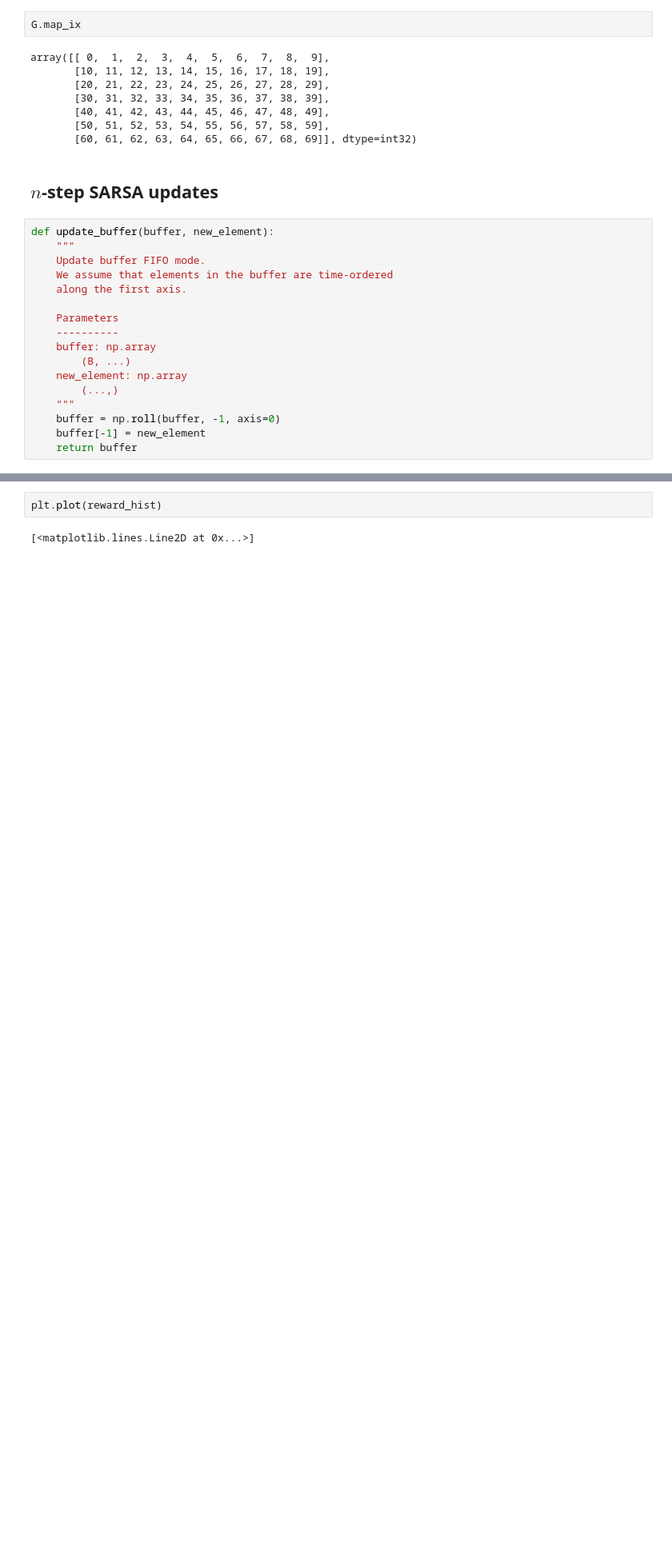
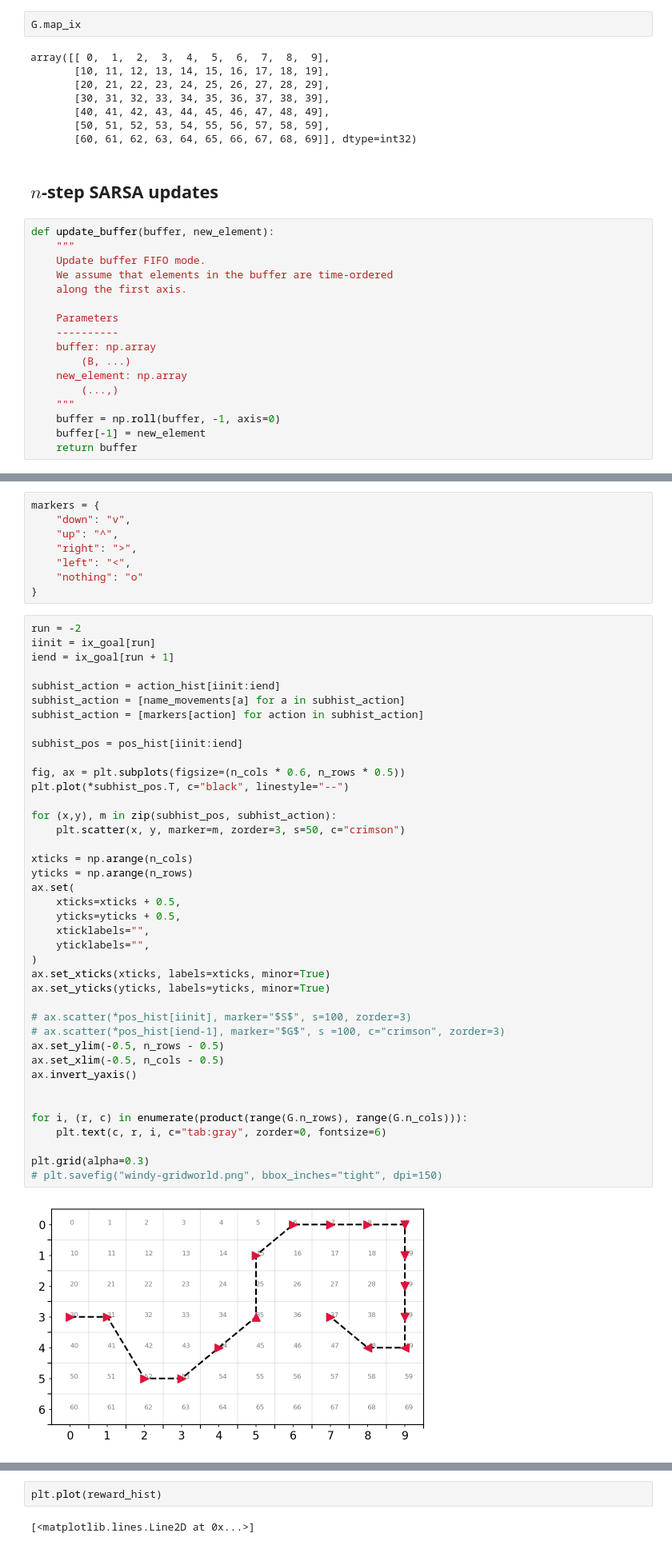
Before and after one commit to gerdm/reinforcement-learning, a Jupyter notebook: notebooks/ch07/windy-gridworld.ipynb, the cells around one changed output, grey strips where cells are left out. Shown at 80% size. Saved outputs shown, nothing was run; the diff lists cells and outputs as text; blank space fills up the shorter version.

```diff
--- a/notebooks/ch07/windy-gridworld.ipynb
+++ b/notebooks/ch07/windy-gridworld.ipynb
@@ -206,2 +204,52 @@ plt.ylabel("Episodes");
+# %%
+markers = {
+    "down": "v",
+    "up": "^",
+    "right": ">",
+    "left": "<",
+    "nothing": "o"
+}
+# %%
+run = -2
+iinit = ix_goal[run]
+iend = ix_goal[run + 1]
+
+subhist_action = action_hist[iinit:iend]
+subhist_action = [name_movements[a] for a in subhist_action]
+subhist_action = [markers[action] for action in subhist_action]
+
+subhist_pos = pos_hist[iinit:iend]
+
+fig, ax = plt.subplots(figsize=(n_cols * 0.6, n_rows * 0.5))
+plt.plot(*subhist_pos.T, c="black", linestyle="--")
+
+for (x,y), m in zip(subhist_pos, subhist_action):
+    plt.scatter(x, y, marker=m, zorder=3, s=50, c="crimson")
+
+xticks = np.arange(n_cols)
+yticks = np.arange(n_rows)
+ax.set(
+    xticks=xticks + 0.5,
+    yticks=yticks + 0.5,
+    xticklabels="",
+    yticklabels="",
+)
+ax.set_xticks(xticks, labels=xticks, minor=True)
+ax.set_yticks(yticks, labels=yticks, minor=True)
+
+# ax.scatter(*pos_hist[iinit], marker="$S$", s=100, zorder=3)
+# ax.scatter(*pos_hist[iend-1], marker="$G$", s =100, c="crimson", zorder=3)
+ax.set_ylim(-0.5, n_rows - 0.5)
+ax.set_xlim(-0.5, n_cols - 0.5)
+ax.invert_yaxis()
+
+
+for i, (r, c) in enumerate(product(range(G.n_rows), range(G.n_cols))):
+    plt.text(c, r, i, c="tab:gray", zorder=0, fontsize=6)
+
+plt.grid(alpha=0.3)
+# plt.savefig("windy-gridworld.png", bbox_inches="tight", dpi=150)
+# %% [output]
+[figure, added]
 # %% [markdown]
 ## SARSA updates
```
Also changed, not shown: parts of 17 cells of this notebook, 1 other file.
